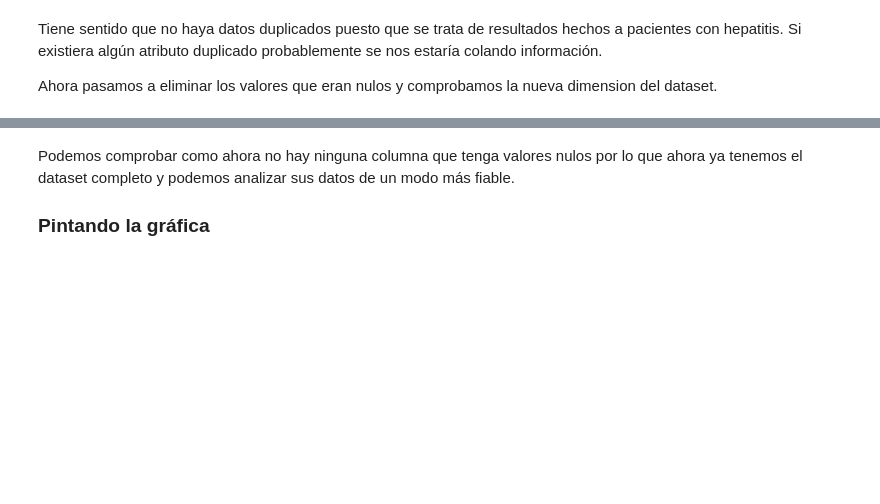
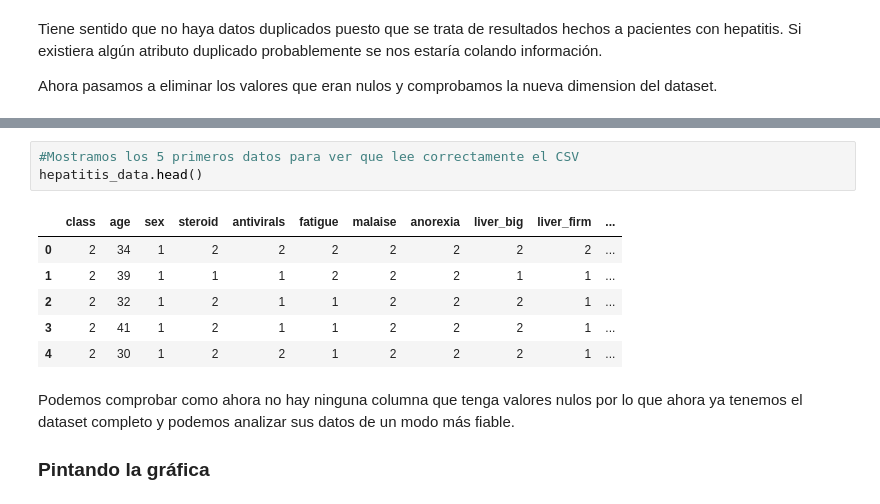
Before and after one commit to Jotivirix/Datamining_UFV, a Jupyter notebook: Lab1/entregable1/Lab1-Entregable1.ipynb, the cells around one changed output, grey strips where cells are left out. Saved outputs shown, nothing was run; the diff lists cells and outputs as text; blank space fills up the shorter version.

```diff
--- a/Lab1/entregable1/Lab1-Entregable1.ipynb
+++ b/Lab1/entregable1/Lab1-Entregable1.ipynb
@@ -105,6 +112,16 @@ albumin           0
 protime           0
 histology         0
 dtype: int64
+# %%
+#Mostramos los 5 primeros datos para ver que lee correctamente el CSV
+hepatitis_data.head()
+# %% [output]
+|  | class | age | sex | steroid | antivirals | fatigue | malaise | anorexia | liver_big | liver_firm | ... |
+| 0 | 2 | 34 | 1 | 2 | 2 | 2 | 2 | 2 | 2 | 2 | ... |
+| 1 | 2 | 39 | 1 | 1 | 1 | 2 | 2 | 2 | 1 | 1 | ... |
+| 2 | 2 | 32 | 1 | 2 | 1 | 1 | 2 | 2 | 2 | 1 | ... |
+| 3 | 2 | 41 | 1 | 2 | 1 | 1 | 2 | 2 | 2 | 1 | ... |
+| 4 | 2 | 30 | 1 | 2 | 2 | 1 | 2 | 2 | 2 | 1 | ... |
 # %% [markdown]
 Podemos comprobar como ahora no hay ninguna columna que tenga valores nulos por lo que ahora ya tenemos el dataset completo y podemos analizar sus datos de un modo más fiable.
 
```
Also changed, not shown: parts of 15 cells of this notebook, 2 other files.
